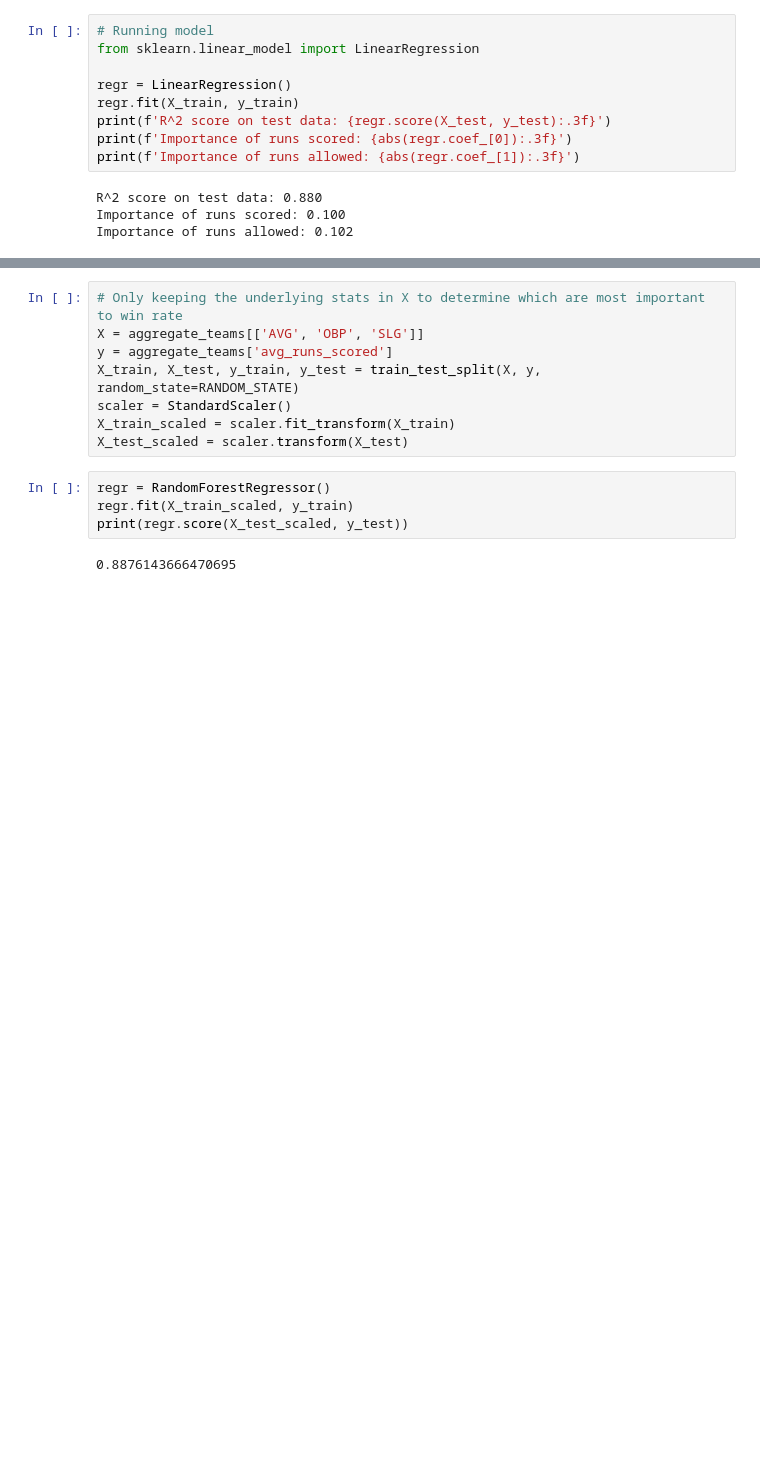
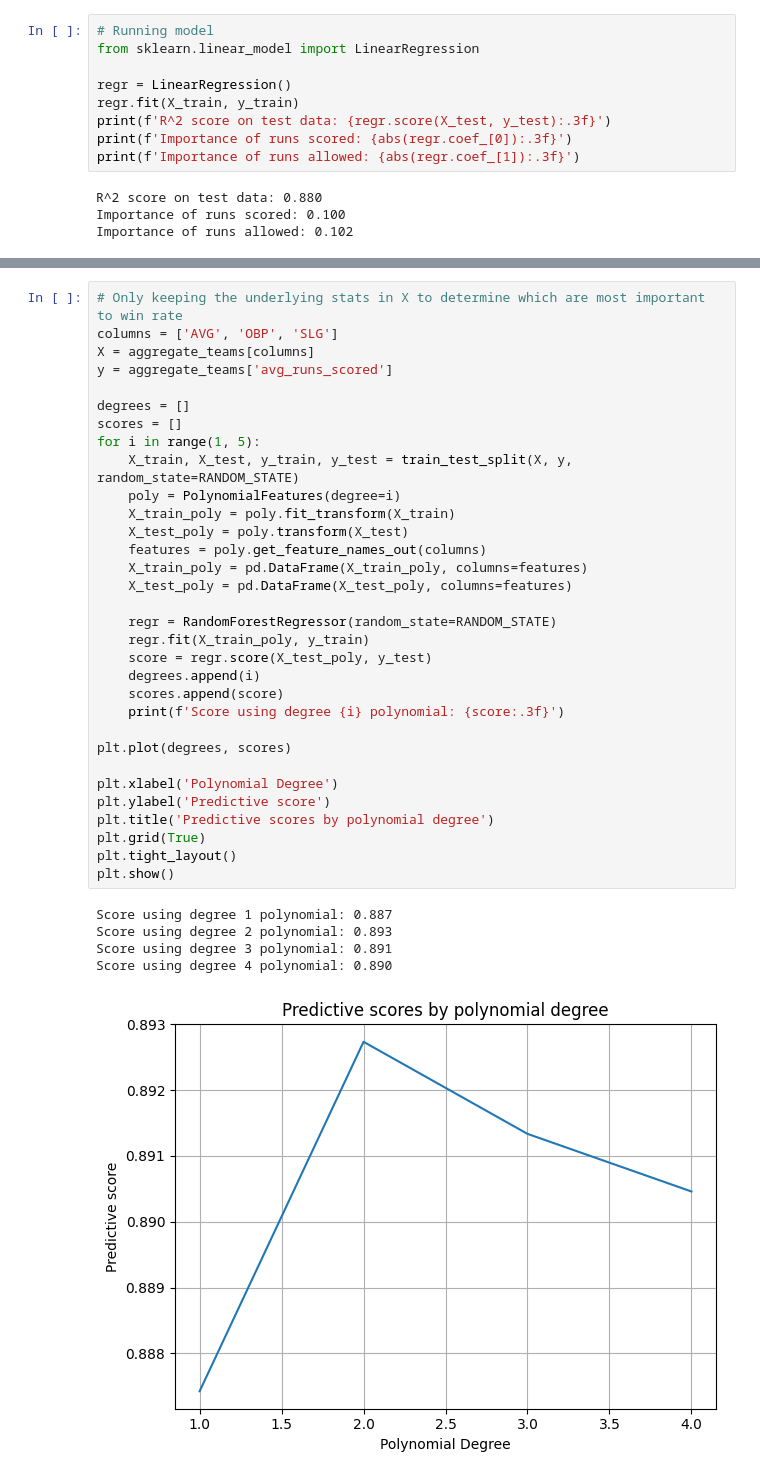
Before and after one commit to Charipi/CMSC320_Final, a Jupyter notebook: main.ipynb, the cells around one changed output, grey strips where cells are left out. Drawn from its saved outputs; the diff is of its cells as text; blank space fills up the shorter version.

```diff
--- a/main.ipynb
+++ b/main.ipynb
@@ -339,14 +334,38 @@ from sklearn.preprocessing import StandardScaler
-# %%
-# Only keeping the underlying stats in X to determine which are most important to win rate
-X = aggregate_teams[['AVG', 'OBP', 'SLG']]
-y = aggregate_teams['avg_runs_scored']
-X_train, X_test, y_train, y_test = train_test_split(X, y, random_state=RANDOM_STATE)
-scaler = StandardScaler()
-X_train_scaled = scaler.fit_transform(X_train)
-X_test_scaled = scaler.transform(X_test)
-# %%
-regr = RandomForestRegressor()
-regr.fit(X_train_scaled, y_train)
-print(regr.score(X_test_scaled, y_test))
-# %% [output]
-0.8876143666470695
+# %%
+# Only keeping the underlying stats in X to determine which are most important to win rate
+columns = ['AVG', 'OBP', 'SLG']
+X = aggregate_teams[columns]
+y = aggregate_teams['avg_runs_scored']
+
+degrees = []
+scores = []
+for i in range(1, 5):
+    X_train, X_test, y_train, y_test = train_test_split(X, y, random_state=RANDOM_STATE)
+    poly = PolynomialFeatures(degree=i)
+    X_train_poly = poly.fit_transform(X_train)
+    X_test_poly = poly.transform(X_test)
+    features = poly.get_feature_names_out(columns)
+    X_train_poly = pd.DataFrame(X_train_poly, columns=features)
+    X_test_poly = pd.DataFrame(X_test_poly, columns=features)
+
+    regr = RandomForestRegressor(random_state=RANDOM_STATE)
+    regr.fit(X_train_poly, y_train)
+    score = regr.score(X_test_poly, y_test)
+    degrees.append(i)
+    scores.append(score)
+    print(f'Score using degree {i} polynomial: {score:.3f}')
+
+plt.plot(degrees, scores)
+
+plt.xlabel('Polynomial Degree')
+plt.ylabel('Predictive score')
+plt.title('Predictive scores by polynomial degree')
+plt.grid(True)
+plt.tight_layout()
+plt.show()
+# %% [output]
+Score using degree 1 polynomial: 0.887
+Score using degree 2 polynomial: 0.893
+Score using degree 3 polynomial: 0.891
+Score using degree 4 polynomial: 0.890
+[figure, added]
```
Also changed, not shown: parts of 17 cells of this notebook, 1 other file.
